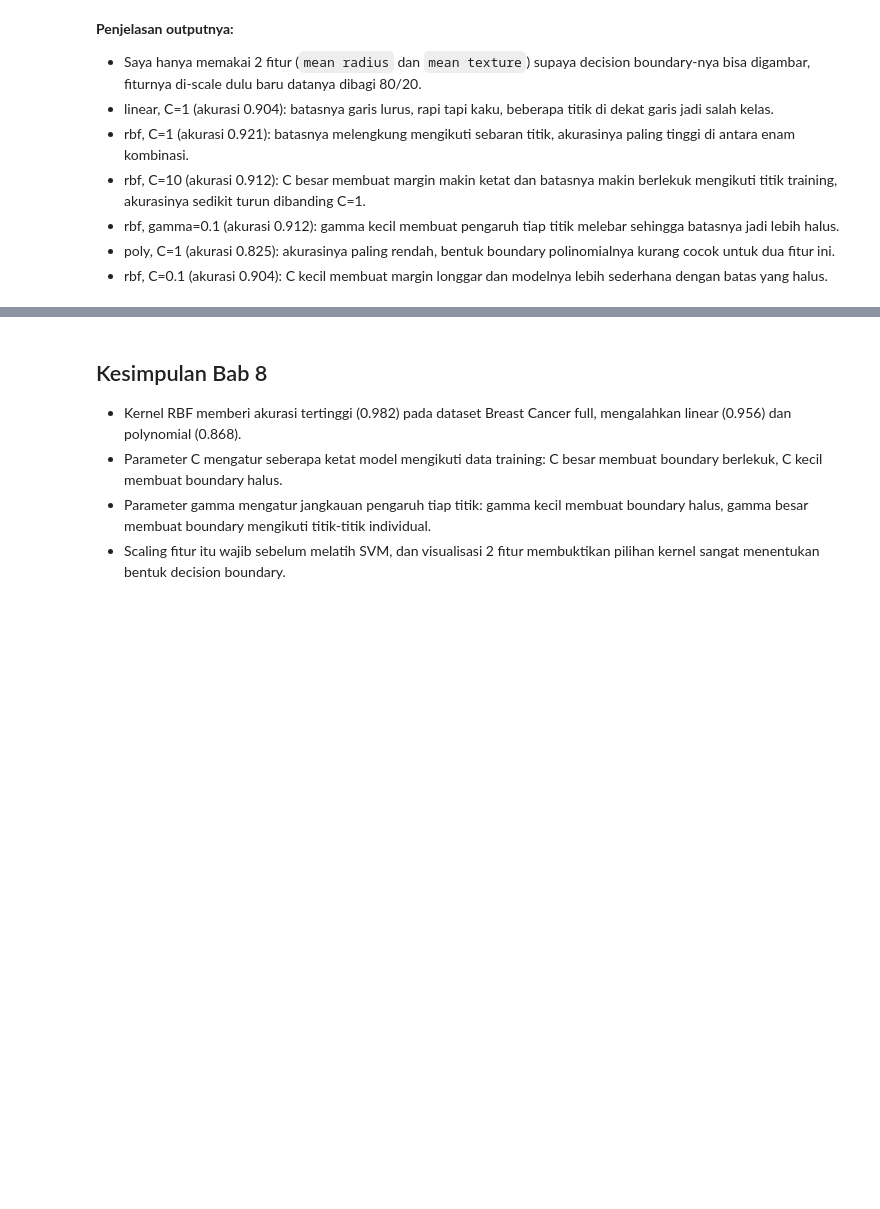
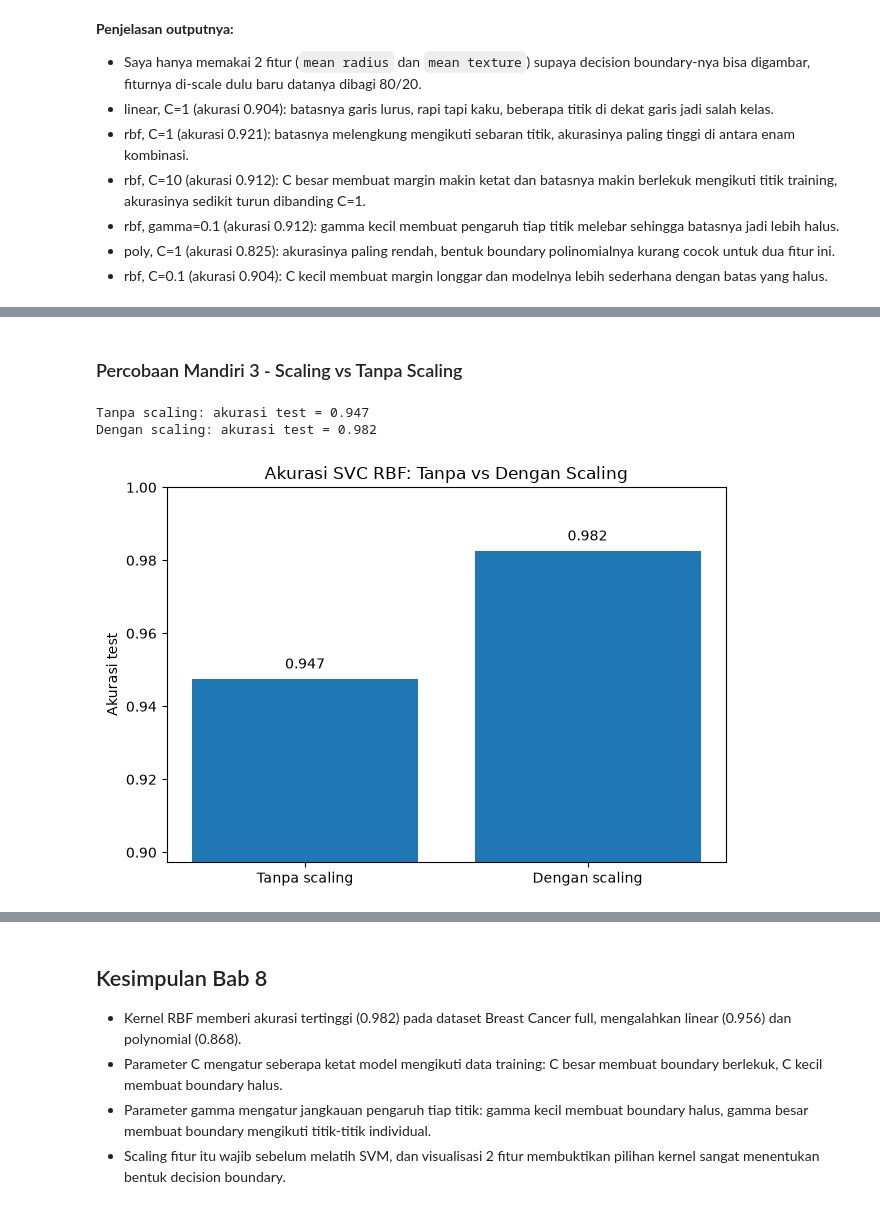
Before and after one commit to dandienter/praktikumML, a Jupyter notebook: bab-08-support-vector-machine/praktikum-bab-08.ipynb, the cells around one changed output, grey strips where cells are left out. Saved outputs shown, nothing was run; the diff lists cells and outputs as text; code cells hidden in the pictures; blank space fills up the shorter version.

```diff
--- a/bab-08-support-vector-machine/praktikum-bab-08.ipynb
+++ b/bab-08-support-vector-machine/praktikum-bab-08.ipynb
@@ -147,0 +251,42 @@ plt.show()
+# %% [markdown]
+### Percobaan Mandiri 3 - Scaling vs Tanpa Scaling
+# %%
+%matplotlib inline
+import matplotlib.pyplot as plt
+from sklearn.datasets import load_breast_cancer
+from sklearn.model_selection import train_test_split
+from sklearn.preprocessing import StandardScaler
+from sklearn.svm import SVC
+from sklearn.metrics import accuracy_score
+
+X, y = load_breast_cancer(return_X_y=True)
+X_train, X_test, y_train, y_test = train_test_split(X, y, test_size=0.2, random_state=42)
+
+hasil = {}
+clf_tanpa = SVC(kernel="rbf")
+clf_tanpa.fit(X_train, y_train)
+hasil["Tanpa scaling"] = accuracy_score(y_test, clf_tanpa.predict(X_test))
+
+scaler = StandardScaler()
+X_train_s = scaler.fit_transform(X_train)
+X_test_s = scaler.transform(X_test)
+clf_dengan = SVC(kernel="rbf")
+clf_dengan.fit(X_train_s, y_train)
+hasil["Dengan scaling"] = accuracy_score(y_test, clf_dengan.predict(X_test_s))
+
+for nama, acc in hasil.items():
+    print(f"{nama}: akurasi test = {acc:.3f}")
+
+plt.figure(figsize=(6.5, 4.5))
+plt.bar(hasil.keys(), hasil.values())
+plt.title("Akurasi SVC RBF: Tanpa vs Dengan Scaling")
+plt.ylabel("Akurasi test")
+plt.ylim(min(hasil.values()) - 0.05, 1.0)
+for k, v in hasil.items():
+    plt.text(k, v + 0.003, f"{v:.3f}", ha="center")
+plt.tight_layout()
+plt.show()
+# %% [output]
+Tanpa scaling: akurasi test = 0.947
+Dengan scaling: akurasi test = 0.982
+[figure, added]
```
Also changed, not shown: parts of 8 cells of this notebook, 5 other files.
